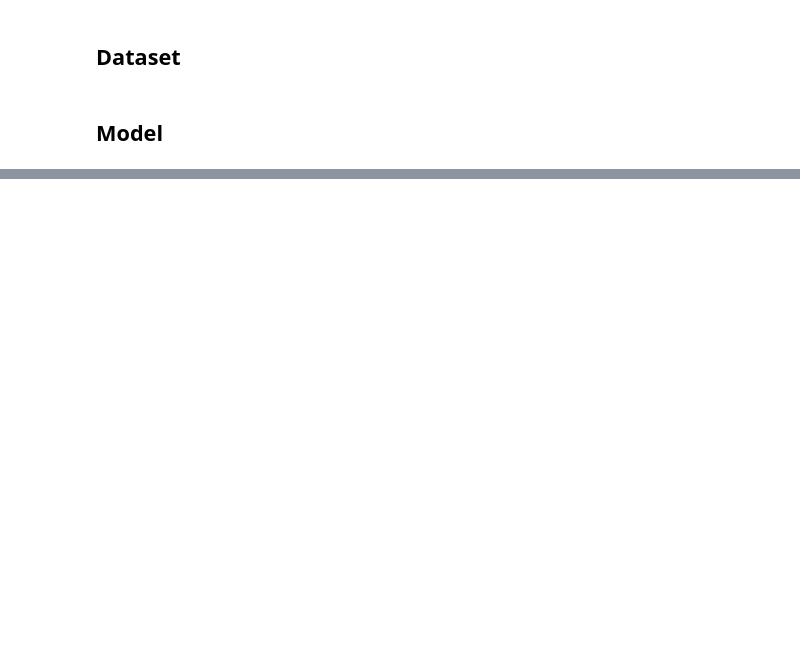
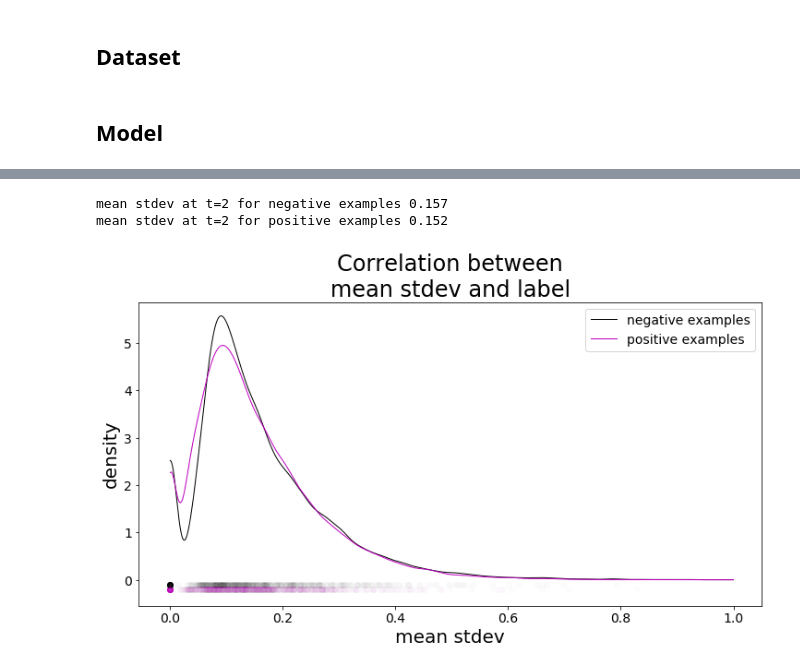
Before and after one commit to UM-ARM-Lab/unreliable-deform-manipulation, a Jupyter notebook: link_bot_classifiers/notebooks/Inspect Classifier.ipynb, the cells around one changed output, grey strips where cells are left out. Saved outputs shown, nothing was run; the diff lists cells and outputs as text; code cells hidden in the pictures; blank space fills up the shorter version.

```diff
--- a/link_bot_classifiers/notebooks/Inspect Classifier.ipynb
+++ b/link_bot_classifiers/notebooks/Inspect Classifier.ipynb
@@ -71,0 +91,8 @@ plt.legend();
+# %%
+compare(stdevs_negative_by_seq_len[2], stdevs_positive_by_seq_len[2])
+print(f"mean stdev at t=2 for negative examples {np.mean(stdevs_negative_by_seq_len[2]):.3f}")
+print(f"mean stdev at t=2 for positive examples {np.mean(stdevs_positive_by_seq_len[2]):.3f}")
+# %% [output]
+mean stdev at t=2 for negative examples 0.157
+mean stdev at t=2 for positive examples 0.152
+[figure, added]
```
Also changed, not shown: parts of 9 cells of this notebook.
